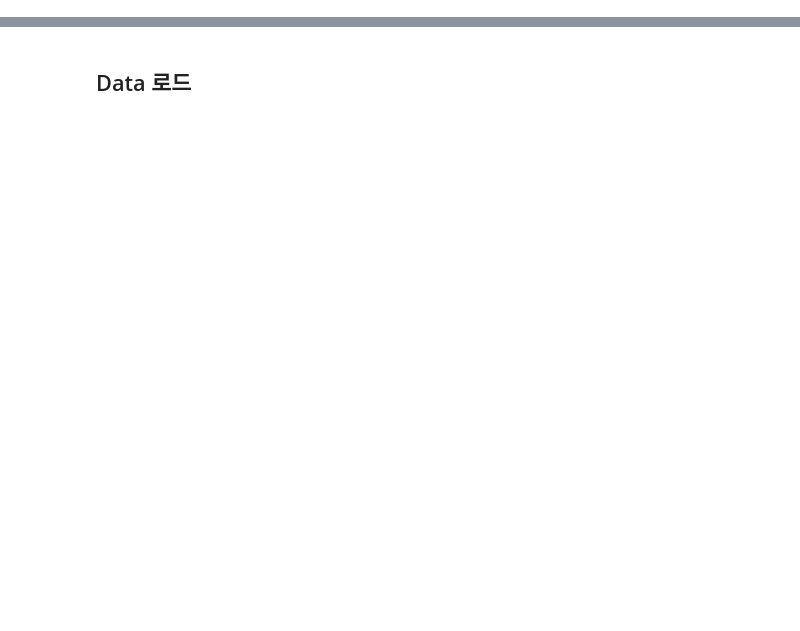
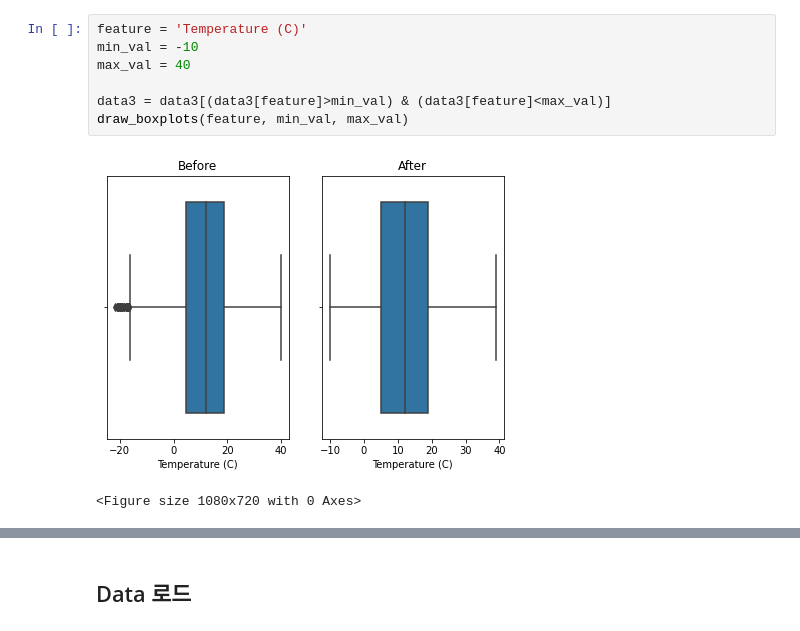
Before and after one commit to tjddn5242/BOAZ, a Jupyter notebook: 분석_과제/2주차HW_18기_김성우.ipynb, the cells around one changed output, grey strips where cells are left out. Cells and saved outputs as stored; diff of their text form; blank space fills up the shorter version.

```diff
--- a/분석_과제/2주차HW_18기_김성우.ipynb
+++ b/분석_과제/2주차HW_18기_김성우.ipynb
@@ -2,0 +145,10 @@
+# %%
+feature = 'Temperature (C)'
+min_val = -10
+max_val = 40
+
+data3 = data3[(data3[feature]>min_val) & (data3[feature]<max_val)]
+draw_boxplots(feature, min_val, max_val)
+# %% [output]
+[figure, added]
+<Figure size 1080x720 with 0 Axes>
```
Also changed, not shown: parts of 47 cells of this notebook, 1 other file.
